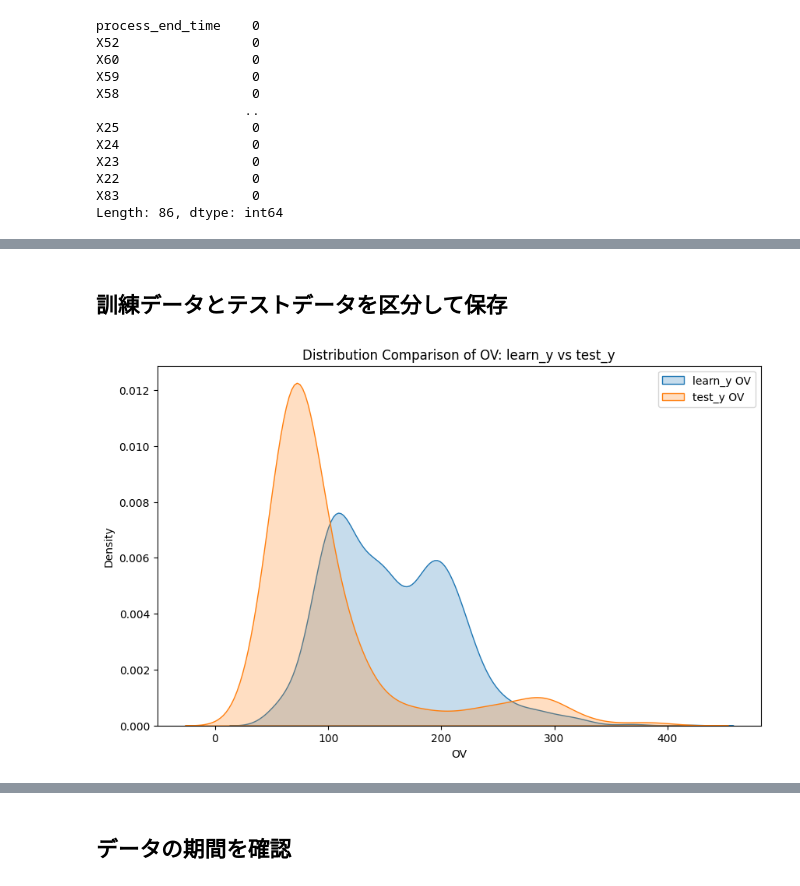
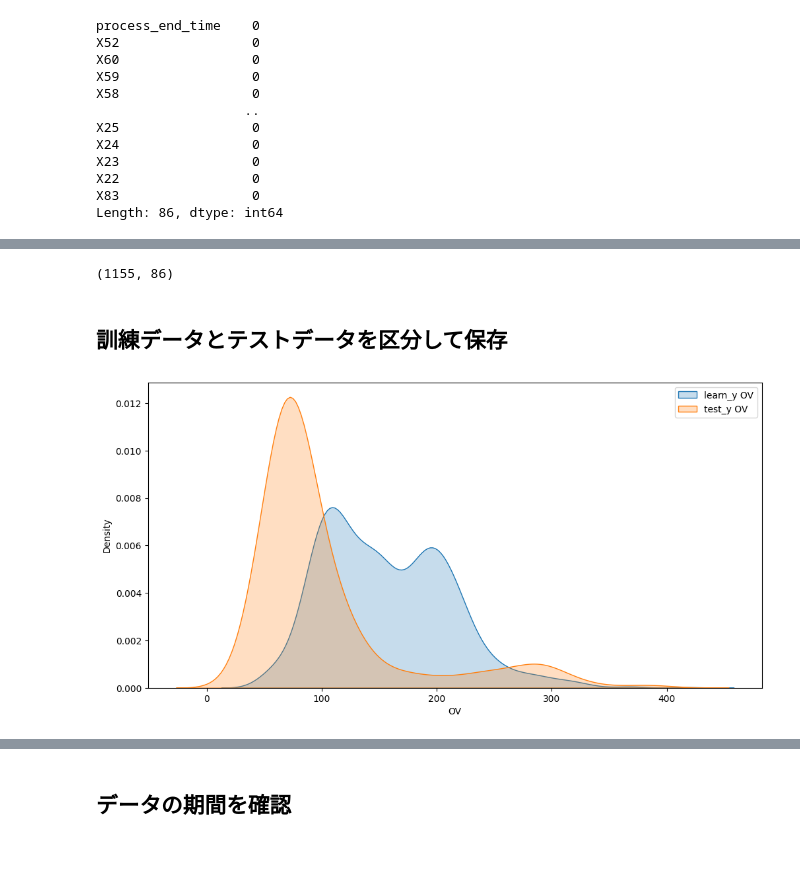
Before and after one commit to yut0takagi/ass-production-management2, a Jupyter notebook: notebook/0-data-view.ipynb, the cells around one changed output, grey strips where cells are left out. Drawn from its saved outputs; the diff is of its cells as text; code cells hidden in the pictures; blank space fills up the shorter version.

```diff
--- a/notebook/0-data-view.ipynb
+++ b/notebook/0-data-view.ipynb
@@ -99,6 +130,10 @@ learn = learn[learn["final_mes_time"] < test['process_end_time'][0]]
 # %%
 learn.to_csv('../data/processed/learn.csv', index=False)
 test.to_csv('../data/processed/test.csv', index=False)
+# %%
+learn.shape
+# %% [output]
+(1155, 86)
 # %% [markdown]
 ## 訓練データとテストデータを区分して保存
 # %%
@@ -115,14 +150,13 @@ learn_y.to_csv('../data/interim/learn_y.csv', index=False)
 test_X.to_csv('../data/interim/test_X.csv', index=False)
 test_y.to_csv('../data/interim/test_y.csv', index=False)
 # %%
-plt.figure(figsize=(10,6))
+plt.figure(figsize=(12,6))
 sns.kdeplot(learn_y, label='learn_y OV', fill=True)
 sns.kdeplot(test_y, label='test_y OV', fill=True)
 plt.xlabel('OV')
 plt.ylabel('Density')
-plt.title('Distribution Comparison of OV: learn_y vs test_y')
 plt.legend()
 plt.show()
 # %% [output]
-[figure, old version]
+[figure, new version]
 # %%
```
Also changed, not shown: parts of 15 cells of this notebook, 18 other files.
